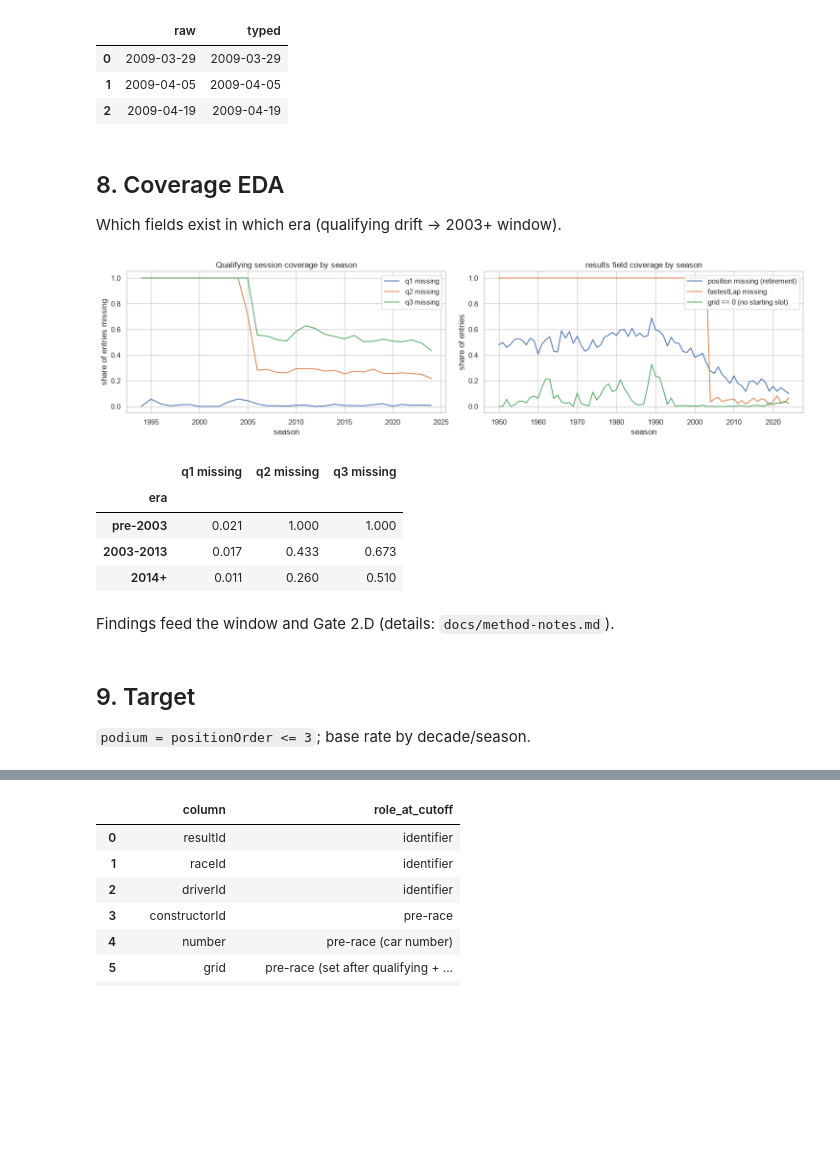
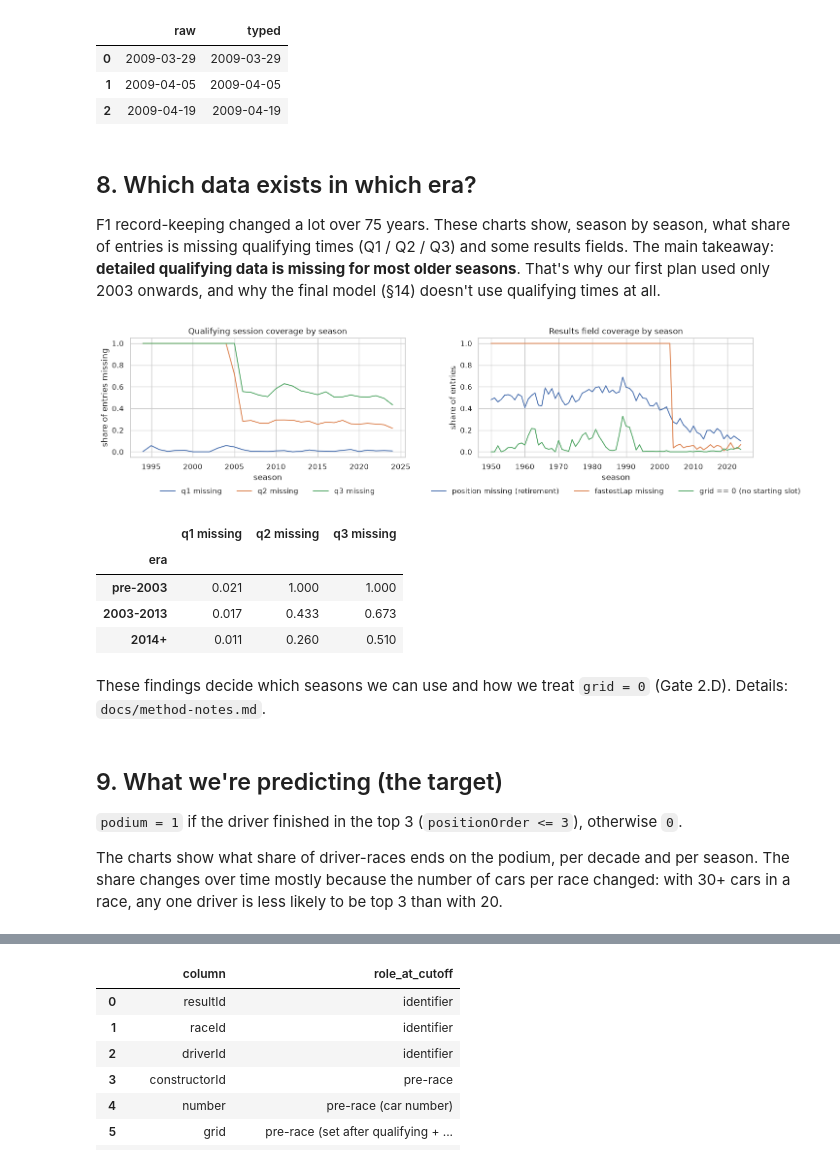
Before and after one commit to MohamedAyman04/f1-drivers, a Jupyter notebook: notebooks/f1_podium_prediction.ipynb, the cells around one changed output, grey strips where cells are left out. Cells and saved outputs as stored; diff of their text form; code cells hidden in the pictures; blank space fills up the shorter version.

```diff
--- a/notebooks/f1_podium_prediction.ipynb
+++ b/notebooks/f1_podium_prediction.ipynb
@@ -12,7 +34,7 @@ Imports, seeds, paths (Kaggle vs local).
 !pip install -q shap lime missingno
 %matplotlib inline
 
-# --- Lab 1: data wrangling & visualization ----------------------------------
+# --- Data handling and plotting ----------------------------------------------
 import glob
 import hashlib
 from pathlib import Path
@@ -21,19 +43,19 @@ import numpy as np
 import pandas as pd
 import matplotlib.pyplot as plt
 import seaborn as sns
-from scipy import stats  # [beyond labs] Wilson CI helper (Q1/Q2); installed with scikit-learn
+from scipy import stats  # used for the confidence intervals in §13 (comes with scikit-learn)
 try:
     import missingno as msno
-except ImportError:  # kernel whose `!pip` targets another env: install into the kernel env
+except ImportError:  # the !pip above sometimes installs into a different Python, so install it into this one
     import sys, subprocess
     subprocess.check_call([sys.executable, "-m", "pip", "install", "-q", "missingno"])
     import missingno as msno
 
-# --- Labs 2-3: classical ML (imported once so versions print in one place) --
+# --- Classic machine learning; imported here so all versions print together
 import sklearn
-from sklearn.linear_model import LogisticRegression  # used by the Q2 home-effect regression
+from sklearn.linear_model import LogisticRegression  # used for the Q2 home-advantage analysis
 
-# --- Lab 3: neural networks (preinstalled on Kaggle; guarded for local runs) -
+# --- Neural networks. Kaggle has TensorFlow; locally it may be missing, so don't crash
 try:
     import tensorflow as tf
     from tensorflow import keras
@@ -43,11 +65,11 @@ except Exception as _tf_err:
     TF_OK = False
     print(f"(tensorflow not available in this session: {_tf_err})")
 
-# --- Lab 4: explainable AI (installed by the first line, exactly as Lab 4) --
+# --- Explaining model predictions; installed by the !pip line at the top
 import shap
 import lime
 
-# --- reproducibility: Lab 3 seed pattern ------------------------------------
+# --- Fix the random seed so every run gives the same numbers -----------------
 SEED = 42
 RANDOM_STATE = SEED
 np.random.seed(SEED)
@@ -58,21 +80,22 @@ sns.set_theme(style="whitegrid", context="notebook")
 pd.set_option("display.max_columns", 100)
 pd.set_option("display.width", 170)
 pd.set_option("display.max_rows", 300)
+plt.rcParams["savefig.bbox"] = "tight"  # saved figures never crop titles, labels or legends
 
-# --- data path detection (Kaggle vs local) ----------------------------------
-# On Kaggle the 14 raw CSVs are attached as a dataset under /kaggle/input.
-# Locally we fall back to data/raw/. This is the ONLY environment difference.
+# --- Where is the data? (Kaggle or our own machine) --------------------------
+# On Kaggle the 14 CSV files are somewhere under /kaggle/input, so we search for them.
+# On our own machine they are in data/raw/. Nothing else differs between the two.
 kaggle_hits = glob.glob("/kaggle/input/**/results.csv", recursive=True)
 if kaggle_hits:
     RAW_DIR = Path(kaggle_hits[0]).parent
     ON_KAGGLE = True
 else:
-    HERE = Path.cwd().resolve()       # nbconvert starts kernels in the notebook's folder
+    HERE = Path.cwd().resolve()       # if we're running inside notebooks/, step up to the project folder
     ROOT = HERE.parent if HERE.name == "notebooks" else HERE
     RAW_DIR = ROOT / "data" / "raw"
     ON_KAGGLE = False
 
-# --- figure output (regenerated every run, never an input) -------------------
+# --- Where to save figures (they are recreated on every run) ----------------
 WORKING = Path("/kaggle/working") if ON_KAGGLE else (ROOT / "notebooks" / "_working_local")
 FIG_DIR = WORKING / "figures"
 FIG_DIR.mkdir(parents=True, exist_ok=True)
@@ -81,6 +104,7 @@ print(f"ON_KAGGLE = {ON_KAGGLE}")
 print(f"RAW_DIR   = {RAW_DIR} ({len(list(RAW_DIR.glob('*.csv')))} CSVs, read-only)")
 print(f"FIG_DIR   = {FIG_DIR}")
 print(f"SEED      = {SEED}")
+# Print library versions so others can reproduce our exact setup
 import matplotlib
 from importlib.metadata import version as _pkgv
 print(f"pandas={pd.__version__} numpy={np.__version__} sklearn={sklearn.__version__} "
@@ -904,10 +994,11 @@ races.date      : 0 parse failures / 1125 rows
 | 1 | 2009-04-05 | 2009-04-05 |
 | 2 | 2009-04-19 | 2009-04-19 |
 # %% [markdown]
-## 8. Coverage EDA
+## 8. Which data exists in which era?
 
-Which fields exist in which era (qualifying drift → 2003+ window).
+F1 record-keeping changed a lot over 75 years. These charts show, season by season, what share of entries is missing qualifying times (Q1 / Q2 / Q3) and some results fields. The main takeaway: **detailed qualifying data is missing for most older seasons**. That's why our first plan used only 2003 onwards, and why the final model (§14) doesn't use qualifying times at all.
 # %%
+# Share of entries missing each qualifying session time, per season
 q = data["qualifying"].merge(data["races"][["raceId", "year"]], on="raceId")
 q_cov = pd.DataFrame({
     "q1 missing": q["q1"].eq(r"\N"),
@@ -916,44 +1007,50 @@ q_cov = pd.DataFrame({
 })
 q_cov["year"] = q["year"].astype(int).values
 by_year = q_cov.groupby("year").mean()
 
+# Same idea for some results fields
 r = data["results"].merge(data["races"][["raceId", "year"]], on="raceId")
 r_cov = pd.DataFrame({
     "position missing (retirement)": r["position"].eq(r"\N"),
     "fastestLap missing": r["fastestLap"].eq(r"\N"),
     "grid == 0 (no starting slot)": r["grid"].eq("0"),
 })
 r_cov["year"] = r["year"].astype(int).values
 r_by_year = r_cov.groupby("year").mean()
 
 fig, axes = plt.subplots(1, 2, figsize=(15, 4))
 by_year.plot(ax=axes[0], lw=1.4)
 axes[0].set_title("Qualifying session coverage by season")
 axes[0].set_ylabel("share of entries missing")
 axes[0].set_xlabel("season")
+axes[0].legend(loc="upper center", bbox_to_anchor=(0.5, -0.2), ncol=3, frameon=False)
 
 r_by_year.plot(ax=axes[1], lw=1.4)
-axes[1].set_title("results field coverage by season")
+axes[1].set_title("Results field coverage by season")
 axes[1].set_ylabel("share of entries")
 axes[1].set_xlabel("season")
+axes[1].legend(loc="upper center", bbox_to_anchor=(0.5, -0.2), ncol=3, frameon=False)
 plt.tight_layout()
 plt.show()
 
+# Summary table: share missing per era
 q_cov["era"] = pd.cut(q["year"].astype(int), [1949, 2002, 2013, 2025],
                       labels=["pre-2003", "2003-2013", "2014+"])
 display(q_cov.groupby("era", observed=True)[["q1 missing", "q2 missing", "q3 missing"]]
         .mean().round(3))
 # %% [output]
-[figure, old version]
+[figure, new version]
 |  | q1 missing | q2 missing | q3 missing |
 | era |  |  |  |
 | pre-2003 | 0.021 | 1.000 | 1.000 |
 | 2003-2013 | 0.017 | 0.433 | 0.673 |
 | 2014+ | 0.011 | 0.260 | 0.510 |
 # %% [markdown]
-Findings feed the window and Gate 2.D (details: `docs/method-notes.md`).
+These findings decide which seasons we can use and how we treat `grid = 0` (Gate 2.D). Details: `docs/method-notes.md`.
 # %% [markdown]
-## 9. Target
+## 9. What we're predicting (the target)
 
-`podium = positionOrder <= 3`; base rate by decade/season.
+`podium = 1` if the driver finished in the top 3 (`positionOrder <= 3`), otherwise `0`.
+
+The charts show what share of driver-races ends on the podium, per decade and per season. The share changes over time mostly because the number of cars per race changed: with 30+ cars in a race, any one driver is less likely to be top 3 than with 20.
 # %%
```
Also changed, not shown: parts of 102 cells of this notebook, 25 other files.
